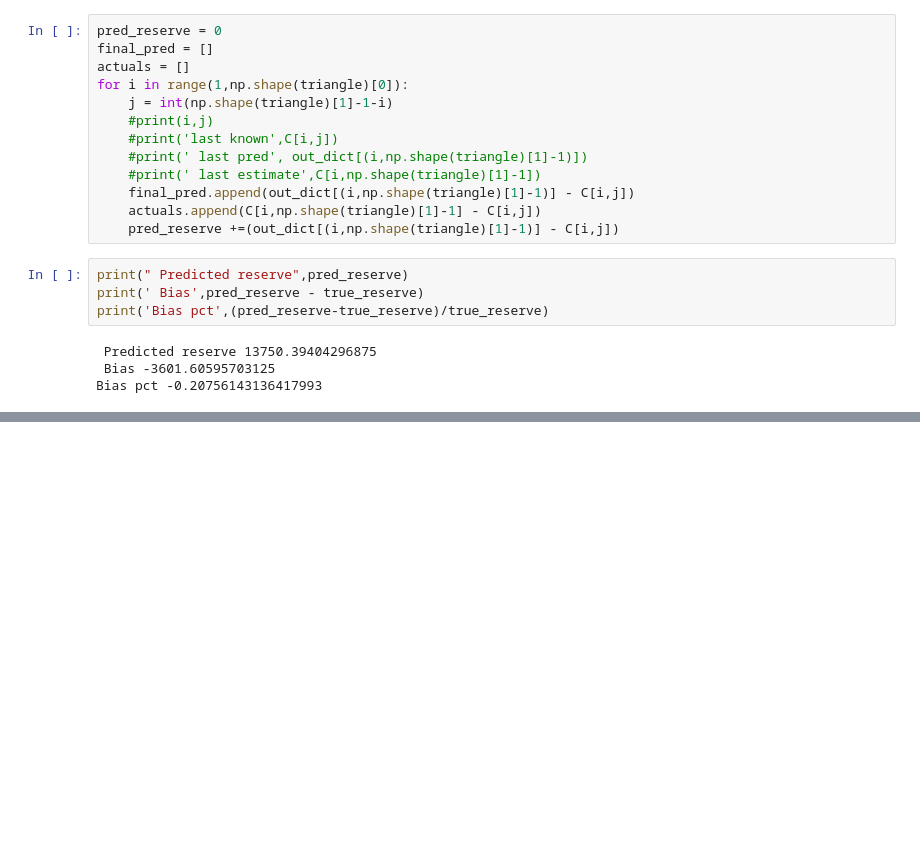
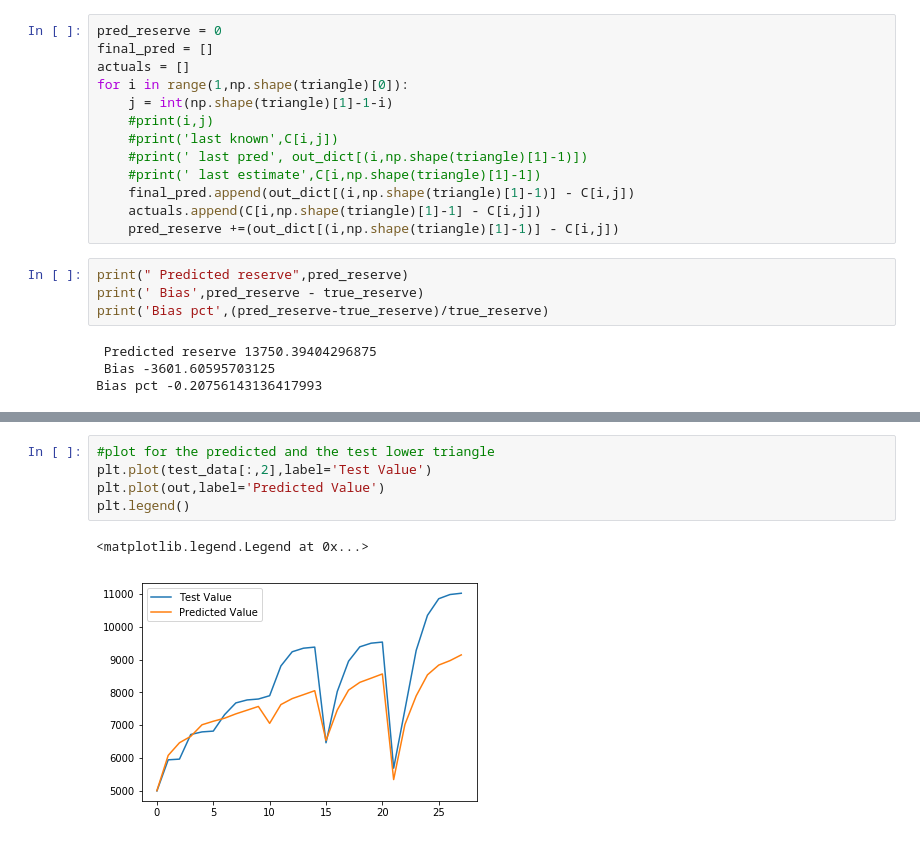
Before and after one commit to sainikhilrai/Deep-Learning, a Jupyter notebook: autoEncoder_v1.1_range(10).ipynb, the cells around one changed output, grey strips where cells are left out. Cells and saved outputs as stored; diff of their text form; blank space fills up the shorter version.

```diff
--- a/autoEncoder_v1.1_range(10).ipynb
+++ b/autoEncoder_v1.1_range(10).ipynb
@@ -381,0 +419,8 @@ Bias pct -0.20756143136417993
+# %%
+#plot for the predicted and the test lower triangle
+plt.plot(test_data[:,2],label='Test Value')
+plt.plot(out,label='Predicted Value')
+plt.legend()
+# %% [output]
+<matplotlib.legend.Legend at 0x...>
+[figure, added]
```
Also changed, not shown: parts of 5 cells of this notebook.
